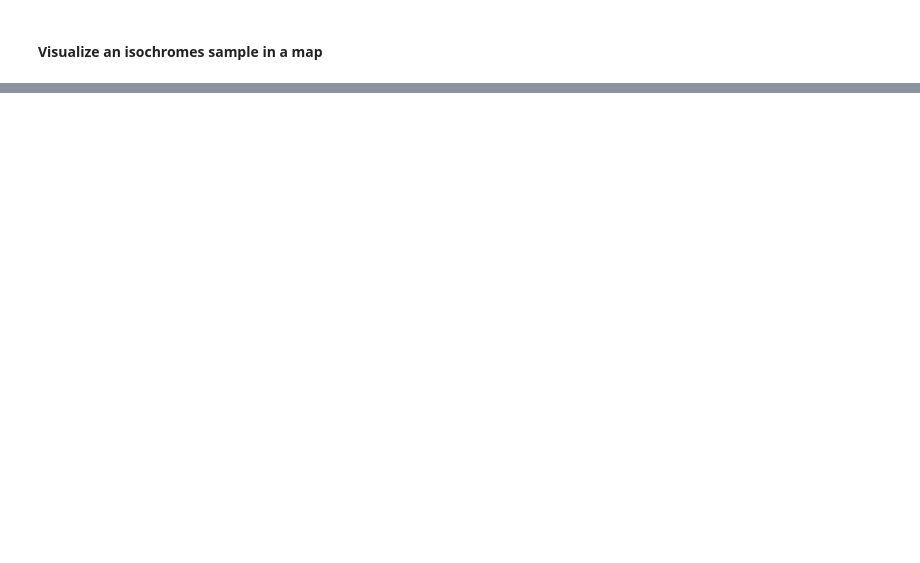
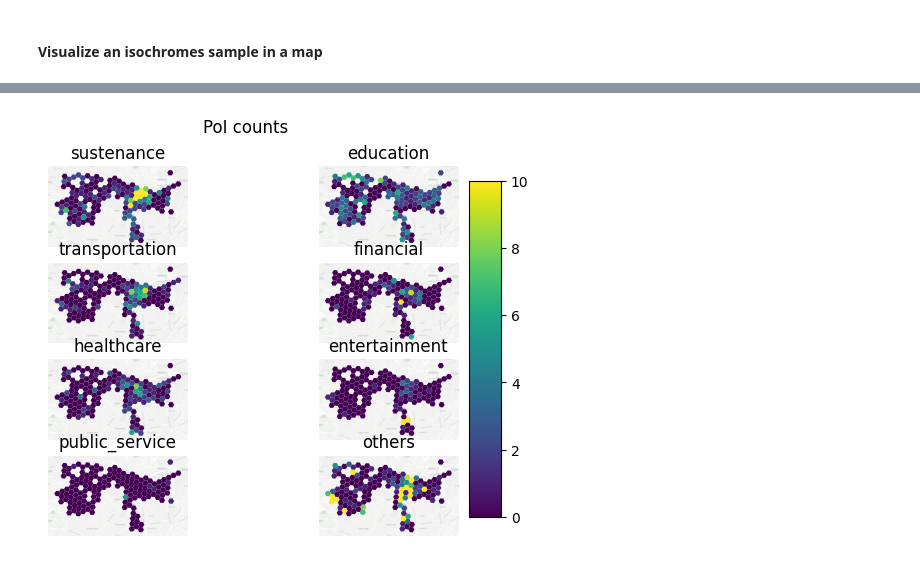
Before and after one commit to EL-BID/urbanpy, a Jupyter notebook: notebooks/UrbanServiceLevels.ipynb, the cells around one changed output, grey strips where cells are left out. Drawn from its saved outputs; the diff is of its cells as text; code cells hidden in the pictures; blank space fills up the shorter version.

Commit message:
count PoIs in hexs

```diff
--- a/notebooks/UrbanServiceLevels.ipynb
+++ b/notebooks/UrbanServiceLevels.ipynb
@@ -446,0 +178,32 @@ array([30, 25, 20, 15, 10,  5])
+# %%
+# Create dummies (boolean) columns for each category
+poi_group_dummies = pd.get_dummies(gdf_pois["poi_group"], prefix="poi_group")
+gdf_pois = pd.concat([gdf_pois, poi_group_dummies], axis=1)
+# %%
+# Aggregate the the number of PoIs for each category per hexagon
+lima_hexs_counts = up.geom.merge_shape_hex(
+    hexs=lima_hexs,
+    shape=gdf_pois,
+    agg={
+        "poi_group_" + cat: "sum" for cat in amenity_cats
+    }
+)
+# %%
+# Make a map of the number of PoIs for each category
+fig, axes = plt.subplots(4, 2)
+fig.suptitle("PoI counts")
+
+# Make space for the colorbar
+fig.subplots_adjust(right=0.9)
+cbar_ax = fig.add_axes([0.85, 0.15, 0.05, 0.7])
+
+for i, ax in enumerate(axes.flat):
+    # Only show legend for last map
+    show_legend = bool(i == len(amenity_cats) - 1)
+    lima_hexs_counts.plot("poi_group_" + amenity_cats[i], legend=show_legend,
+        vmin=0, vmax=10, cax=cbar_ax, ax=ax)
+    ax.set_title(amenity_cats[i])
+    cx.add_basemap(ax, source=cx.providers.CartoDB.Positron, crs='EPSG:4326', attribution='')
+    ax.set_axis_off()
+# %% [output]
+[figure, added]
```
Also changed, not shown: parts of 60 cells of this notebook, 2 other files.
